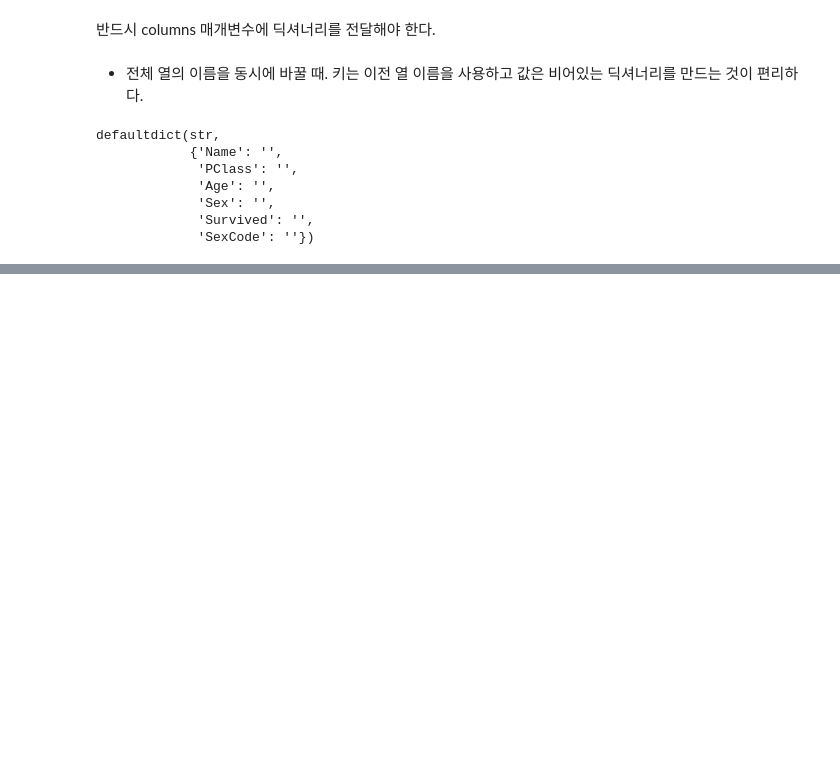
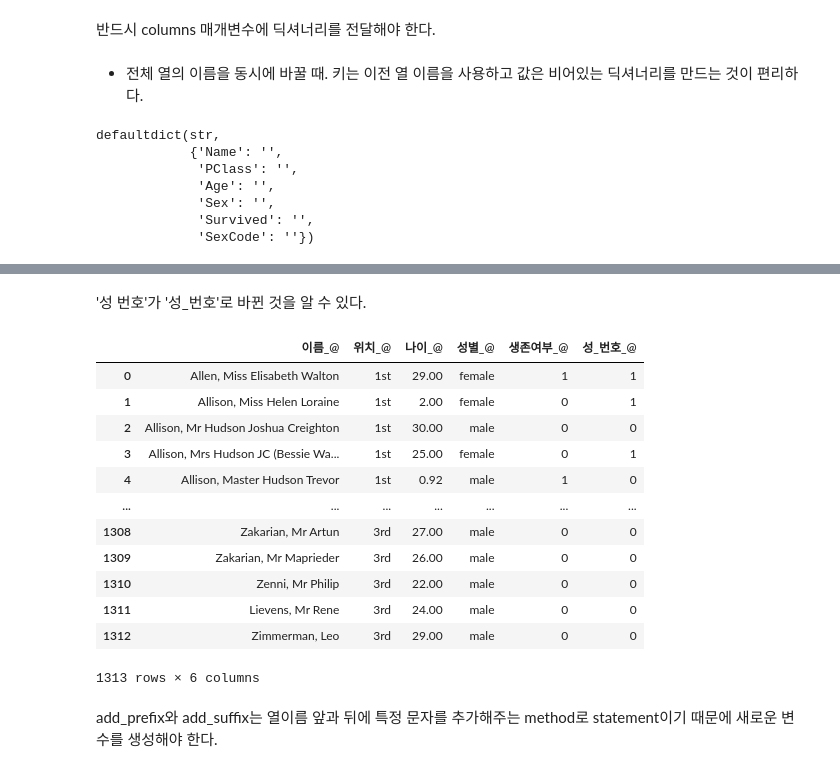
Before and after one commit to StatPage/Machine-Learning-with-Python-summary, a Jupyter notebook: 데이터 랭글링.ipynb, the cells around one changed output, grey strips where cells are left out. Drawn from its saved outputs; the diff is of its cells as text; code cells hidden in the pictures; blank space fills up the shorter version.

```diff
--- a/데이터 랭글링.ipynb
+++ b/데이터 랭글링.ipynb
@@ -311,0 +386,21 @@ defaultdict(str,
+# %% [markdown]
+'성 번호'가 '성_번호'로 바뀐 것을 알 수 있다.
+# %%
+df2 = dataframe.add_suffix('_@')
+df2
+# %% [output]
+|  | 이름_@ | 위치_@ | 나이_@ | 성별_@ | 생존여부_@ | 성_번호_@ |
+| 0 | Allen, Miss Elisabeth Walton | 1st | 29.00 | female | 1 | 1 |
+| 1 | Allison, Miss Helen Loraine | 1st | 2.00 | female | 0 | 1 |
+| 2 | Allison, Mr Hudson Joshua Creighton | 1st | 30.00 | male | 0 | 0 |
+| 3 | Allison, Mrs Hudson JC (Bessie Wa... | 1st | 25.00 | female | 0 | 1 |
+| 4 | Allison, Master Hudson Trevor | 1st | 0.92 | male | 1 | 0 |
+| ... | ... | ... | ... | ... | ... | ... |
+| 1308 | Zakarian, Mr Artun | 3rd | 27.00 | male | 0 | 0 |
+| 1309 | Zakarian, Mr Maprieder | 3rd | 26.00 | male | 0 | 0 |
+| 1310 | Zenni, Mr Philip | 3rd | 22.00 | male | 0 | 0 |
+| 1311 | Lievens, Mr Rene | 3rd | 24.00 | male | 0 | 0 |
+| 1312 | Zimmerman, Leo | 3rd | 29.00 | male | 0 | 0 |
+1313 rows × 6 columns
+# %% [markdown]
+add_prefix와 add_suffix는 열이름 앞과 뒤에 특정 문자를 추가해주는 method로 statement이기 때문에 새로운 변수를 생성해야 한다.
```
Also changed, not shown: parts of 32 cells of this notebook, 1 other file.
